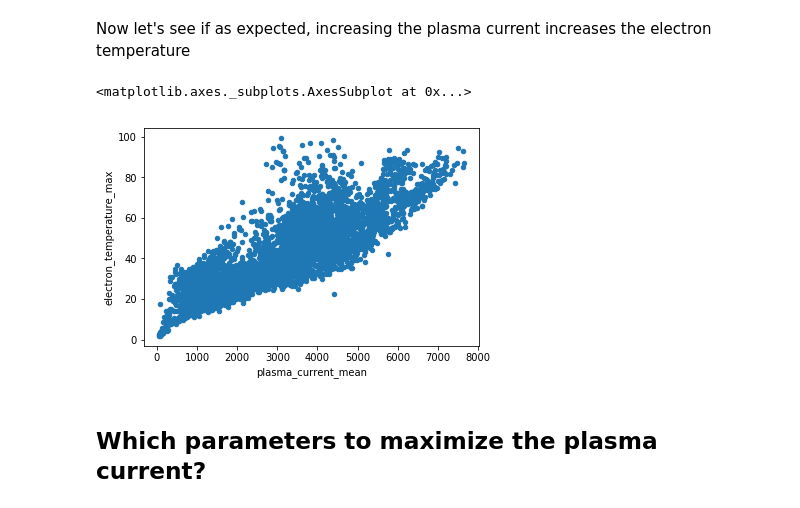
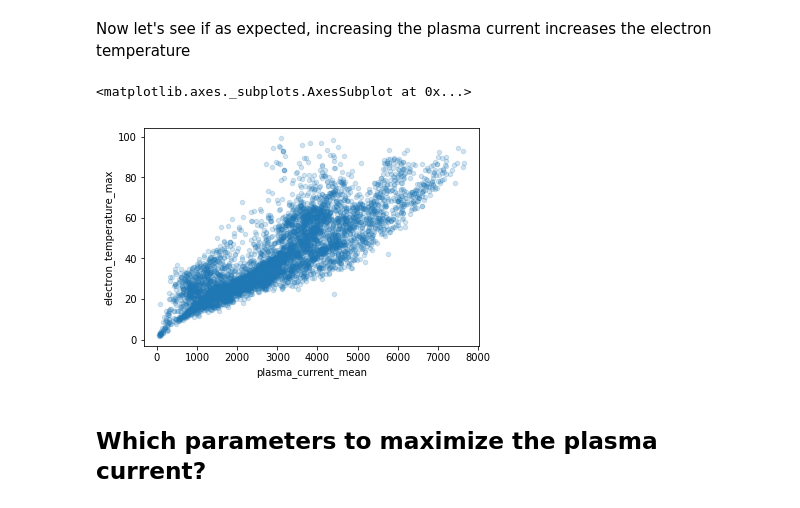
Before and after one commit to jhillairet/GOLEM, a Jupyter notebook: GOLEM_Estimating the best parameter set to maximize something.ipynb, the cells around one changed output. Saved outputs shown, nothing was run; the diff lists cells and outputs as text; code cells hidden in the pictures.

```diff
--- a/GOLEM_Estimating the best parameter set to maximize something.ipynb
+++ b/GOLEM_Estimating the best parameter set to maximize something.ipynb
@@ -98,10 +102,10 @@ ax.set_xlim(0, 80)
 # %% [markdown]
 Now let's see if as expected, increasing the plasma current increases the electron temperature
 # %%
-dataset.plot(x='plasma_current_mean', y='electron_temperature_max', kind='scatter')
+dataset.plot(x='plasma_current_mean', y='electron_temperature_max', kind='scatter', alpha=0.2)
 # %% [output]
 <matplotlib.axes._subplots.AxesSubplot at 0x...>
-[figure, old version]
+[figure, new version]
 # %% [markdown]
 ## Which parameters to maximize the plasma current?
 # %%
```
Also changed, not shown: parts of 4 cells of this notebook, 2 other files.
